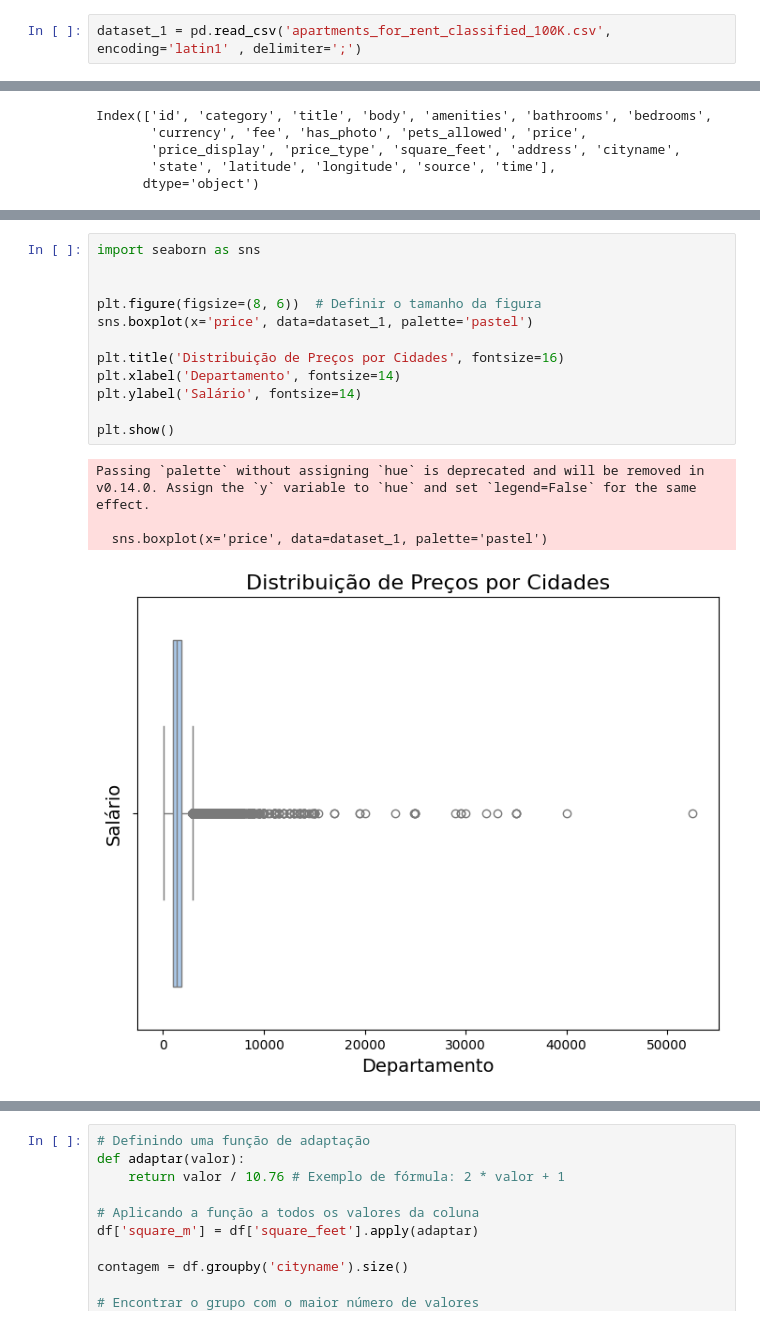
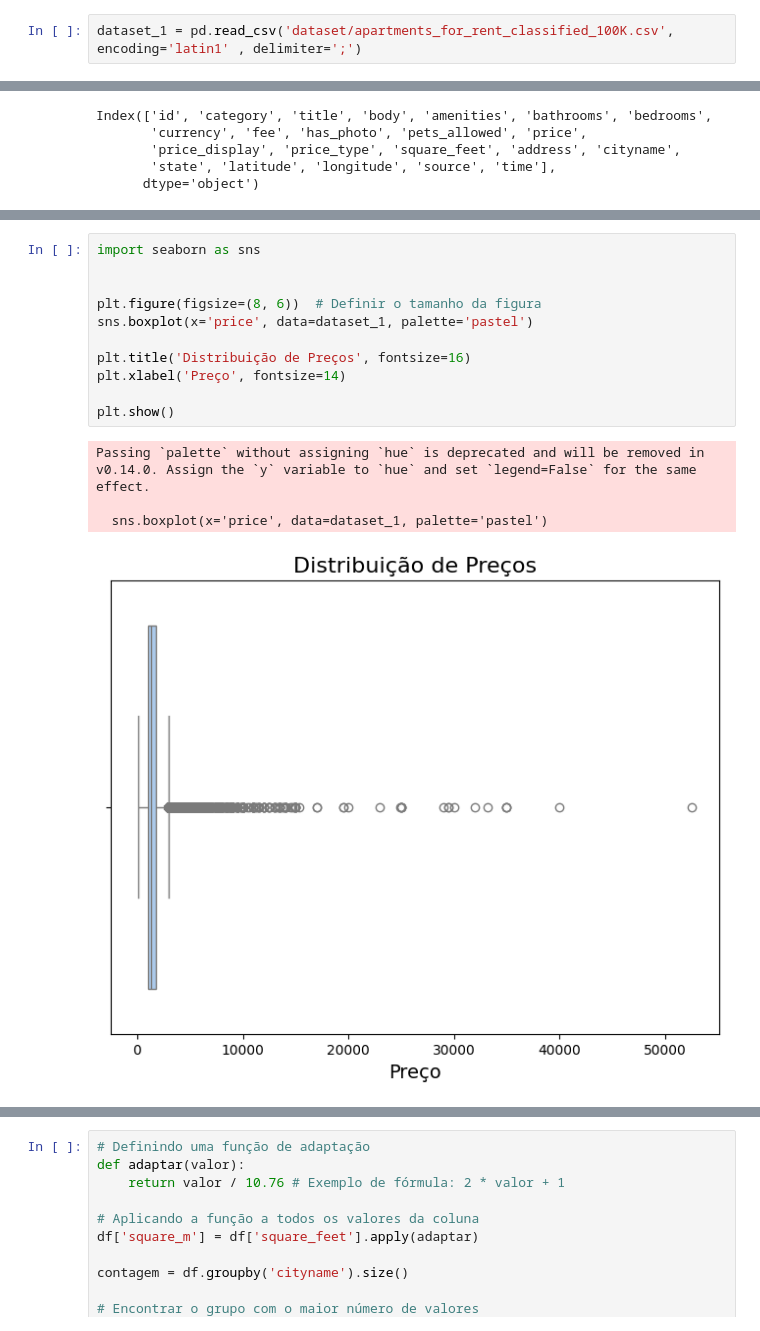
Before and after one commit to lucasbenevinuto/An-lise-Imobili-ria-, a Jupyter notebook: 100k.ipynb, the cells around one changed output, grey strips where cells are left out. Saved outputs shown, nothing was run; the diff lists cells and outputs as text.

```diff
--- a/100k.ipynb
+++ b/100k.ipynb
@@ -3,7 +3,7 @@ import pandas as pd
 import numpy as np
 import matplotlib.pyplot as plt
 # %%
-dataset_1 = pd.read_csv('apartments_for_rent_classified_100K.csv', encoding='latin1' , delimiter=';')
+dataset_1 = pd.read_csv('dataset/apartments_for_rent_classified_100K.csv', encoding='latin1' , delimiter=';')
 # %%
 print(dataset_1.columns)
 # %% [output]
@@ -35,20 +35,19 @@ dtype: object
 # %%
 import seaborn as sns
 
 
 plt.figure(figsize=(8, 6))  # Definir o tamanho da figura
 sns.boxplot(x='price', data=dataset_1, palette='pastel')
 
-plt.title('Distribuição de Preços por Cidades', fontsize=16)
-plt.xlabel('Departamento', fontsize=14)
-plt.ylabel('Salário', fontsize=14)
+plt.title('Distribuição de Preços', fontsize=16)
+plt.xlabel('Preço', fontsize=14)
 
 plt.show()
 # %% [output]
 Passing `palette` without assigning `hue` is deprecated and will be removed in v0.14.0. Assign the `y` variable to `hue` and set `legend=False` for the same effect.
 
   sns.boxplot(x='price', data=dataset_1, palette='pastel')
-[figure, old version]
+[figure, new version]
 # %%
 
 df = dataset_1
```
Also changed, not shown: parts of 18 cells of this notebook, 24 other files.
